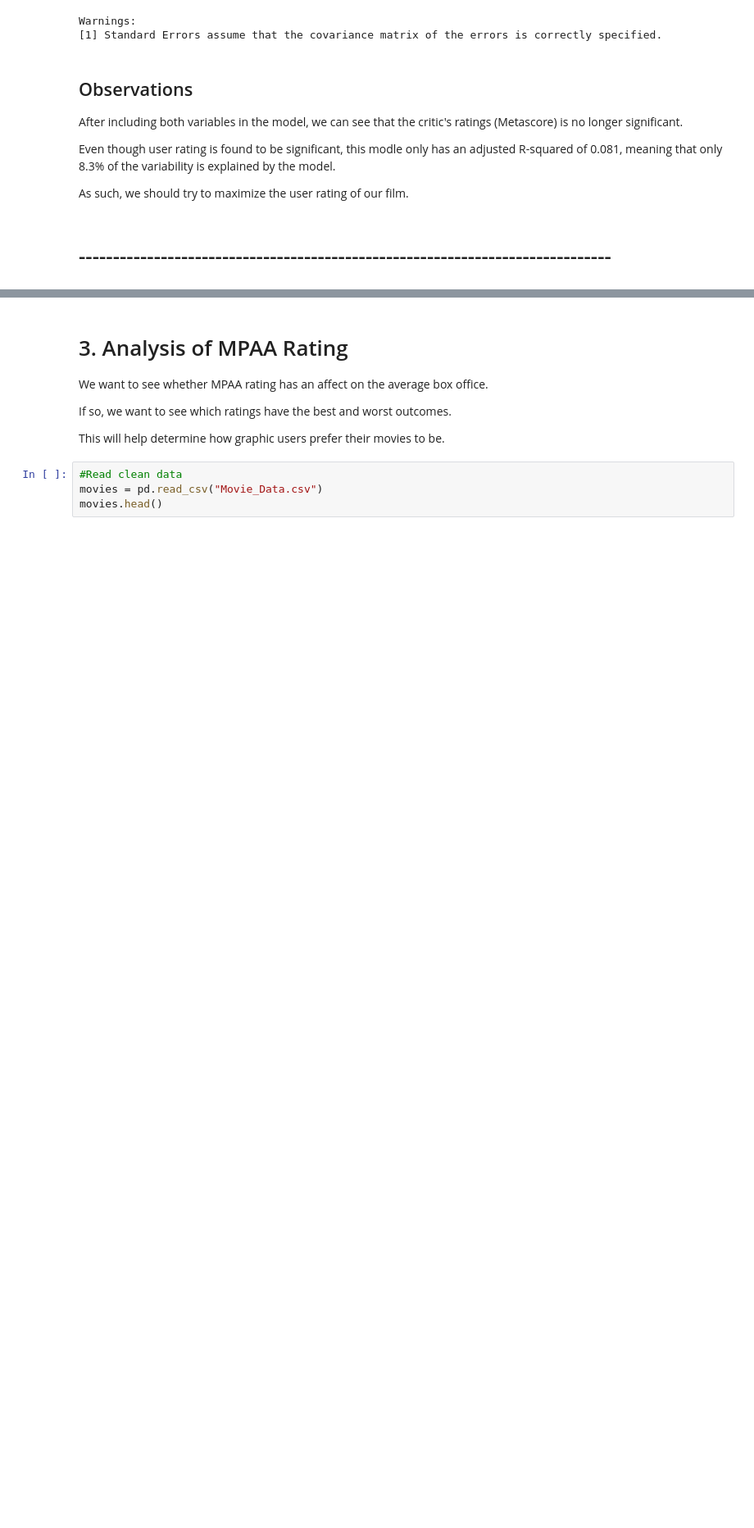
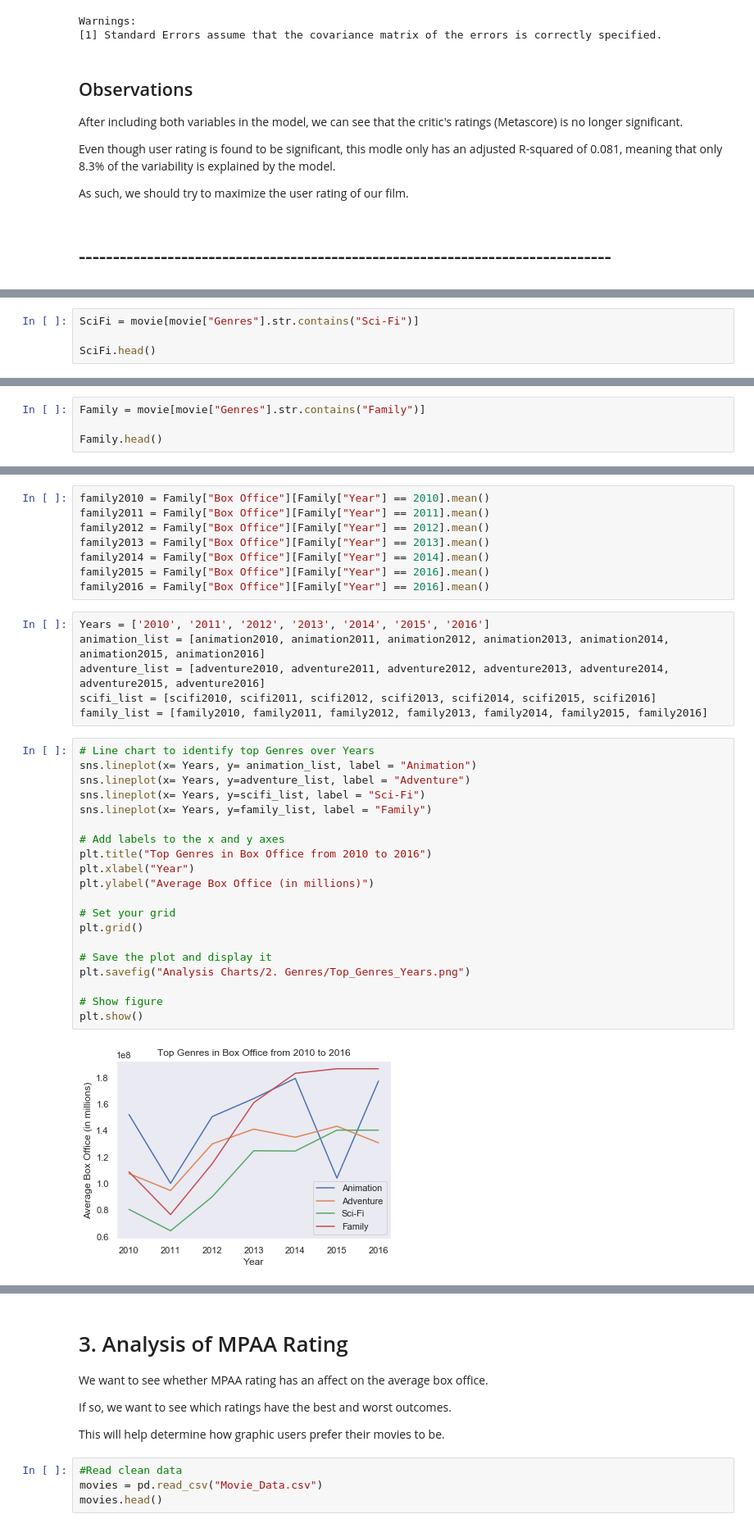
Before and after one commit to Mpalmese/ProjectRepo, a Jupyter notebook: Movie_Analysis.ipynb, the cells around one changed output, grey strips where cells are left out. Shown at 82% size. Cells and saved outputs as stored; diff of their text form; blank space fills up the shorter version.

```diff
--- a/Movie_Analysis.ipynb
+++ b/Movie_Analysis.ipynb
@@ -214,0 +375,4 @@ As such, we should try to maximize the user rating of our film.
+# %%
+SciFi = movie[movie["Genres"].str.contains("Sci-Fi")]
+
+SciFi.head()
@@ -214,0 +394,4 @@ As such, we should try to maximize the user rating of our film.
+# %%
+Family = movie[movie["Genres"].str.contains("Family")]
+
+Family.head()
@@ -214,0 +405,36 @@ As such, we should try to maximize the user rating of our film.
+# %%
+family2010 = Family["Box Office"][Family["Year"] == 2010].mean()
+family2011 = Family["Box Office"][Family["Year"] == 2011].mean()
+family2012 = Family["Box Office"][Family["Year"] == 2012].mean()
+family2013 = Family["Box Office"][Family["Year"] == 2013].mean()
+family2014 = Family["Box Office"][Family["Year"] == 2014].mean()
+family2015 = Family["Box Office"][Family["Year"] == 2016].mean()
+family2016 = Family["Box Office"][Family["Year"] == 2016].mean()
+# %%
+Years = ['2010', '2011', '2012', '2013', '2014', '2015', '2016']
+animation_list = [animation2010, animation2011, animation2012, animation2013, animation2014, animation2015, animation2016]
+adventure_list = [adventure2010, adventure2011, adventure2012, adventure2013, adventure2014, adventure2015, adventure2016]
+scifi_list = [scifi2010, scifi2011, scifi2012, scifi2013, scifi2014, scifi2015, scifi2016]
+family_list = [family2010, family2011, family2012, family2013, family2014, family2015, family2016]
+# %%
+# Line chart to identify top Genres over Years
+sns.lineplot(x= Years, y= animation_list, label = "Animation")
+sns.lineplot(x= Years, y=adventure_list, label = "Adventure")
+sns.lineplot(x= Years, y=scifi_list, label = "Sci-Fi")
+sns.lineplot(x= Years, y=family_list, label = "Family")
+
+# Add labels to the x and y axes
+plt.title("Top Genres in Box Office from 2010 to 2016")
+plt.xlabel("Year")
+plt.ylabel("Average Box Office (in millions)")
+
+# Set your grid
+plt.grid()
+
+# Save the plot and display it
+plt.savefig("Analysis Charts/2. Genres/Top_Genres_Years.png")
+
+# Show figure
+plt.show()
+# %% [output]
+[figure, added]
```
Also changed, not shown: parts of 61 cells of this notebook, 16 other files.
